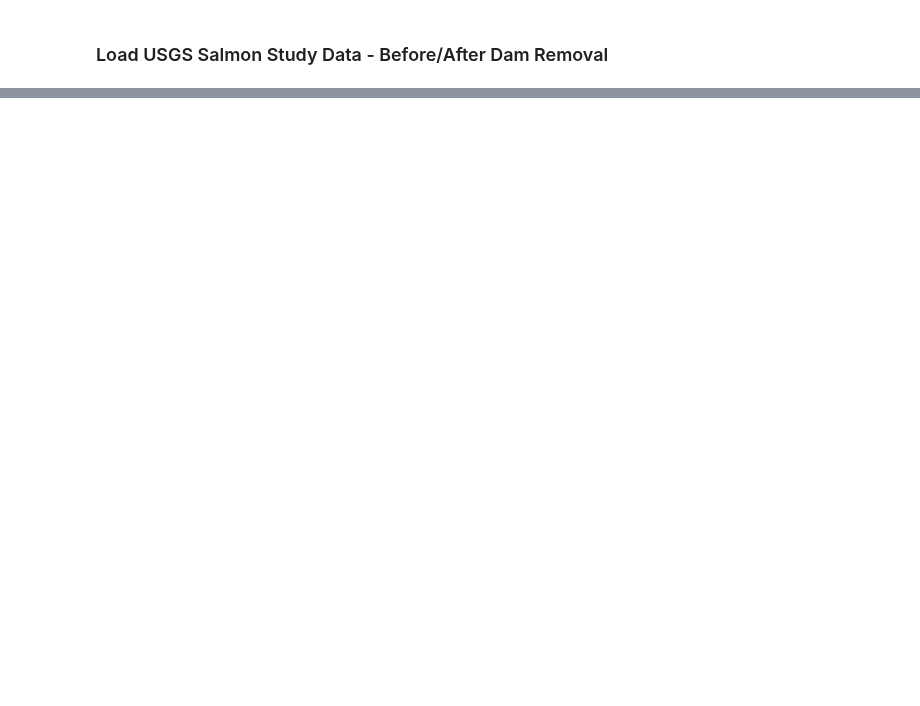
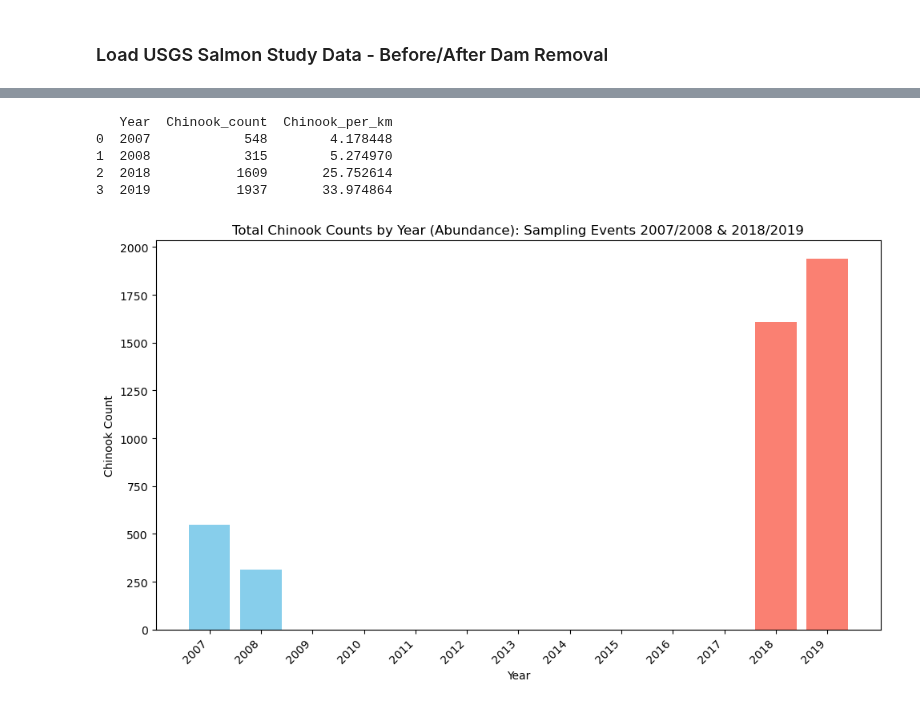
Before and after one commit to nym-veach/final-project-nym-veach, a Jupyter notebook: notebooks/elwha-river-salmon-project-final.ipynb, the cells around one changed output, grey strips where cells are left out. Cells and saved outputs as stored; diff of their text form; code cells hidden in the pictures; blank space fills up the shorter version.

Commit message:
plotted salmon mean density and total abundance

```diff
--- a/notebooks/elwha-river-salmon-project-final.ipynb
+++ b/notebooks/elwha-river-salmon-project-final.ipynb
@@ -179,0 +211,9 @@ WARNING:bokeh.core.validation.check:W-1005 (FIXED_SIZING_MODE): 'fixed' sizing m
+# %%
+# Select columns for Coho salmon and count
+salmon_df = salmon_df[['Reach_ID', 'Reach_Name', 'Year', 'Count_Onts', 'Fish_km_Onts']]
+
+# Rename columns
+salmon_df = salmon_df.rename(columns={'Count_Onts':'Chinook_count', 'Fish_km_Onts':'Chinook_per_km'})
+
+# Look at dataframe
+salmon_df
@@ -179,0 +234,6 @@ WARNING:bokeh.core.validation.check:W-1005 (FIXED_SIZING_MODE): 'fixed' sizing m
+# %%
+# Create dataframe with Year and Coho_count and Coho_per_km
+chinook_year_df = salmon_df[['Year', 'Chinook_count', 'Chinook_per_km']]
+
+# Look at dataframe
+chinook_year_df
@@ -179,0 +254,33 @@ WARNING:bokeh.core.validation.check:W-1005 (FIXED_SIZING_MODE): 'fixed' sizing m
+# %%
+# Aggregate total counts and mean density per year
+chinook_year_summary = chinook_year_df.groupby('Year', as_index=False).agg({
+    'Chinook_count': 'sum',       # sum the counts (abundance)
+    'Chinook_per_km': 'mean'      # take mean of density
+})
+
+# Print the new summary dataframe
+print(chinook_year_summary)
+# %% [output]
+   Year  Chinook_count  Chinook_per_km
+0  2007            548        4.178448
+1  2008            315        5.274970
+2  2018           1609       25.752614
+3  2019           1937       33.974864
+# %%
+# Plot mean density
+abundance_year_subset = chinook_year_summary[chinook_year_summary['Year'].isin([2007, 2008, 2018, 2019])]
+
+# Create simple bar plot to view total abundance data
+## How to get rid of middle years??
+plt.figure(figsize=(10,6))
+plt.bar(abundance_year_subset['Year'], abundance_year_subset['Chinook_count'], color=['skyblue', 'skyblue', 'salmon', 'salmon'])
+plt.xticks(ticks=range(2007, 2020), rotation=45, ha='right')
+plt.xlabel('Year')
+plt.ylabel('Chinook Count')
+plt.title('Total Chinook Counts by Year (Abundance): Sampling Events 2007/2008 & 2018/2019')
+plt.tight_layout()
+
+# Display the plot
+plt.show()
+# %% [output]
+[figure, added]
```
Also changed, not shown: parts of 7 cells of this notebook, 1 other file.
